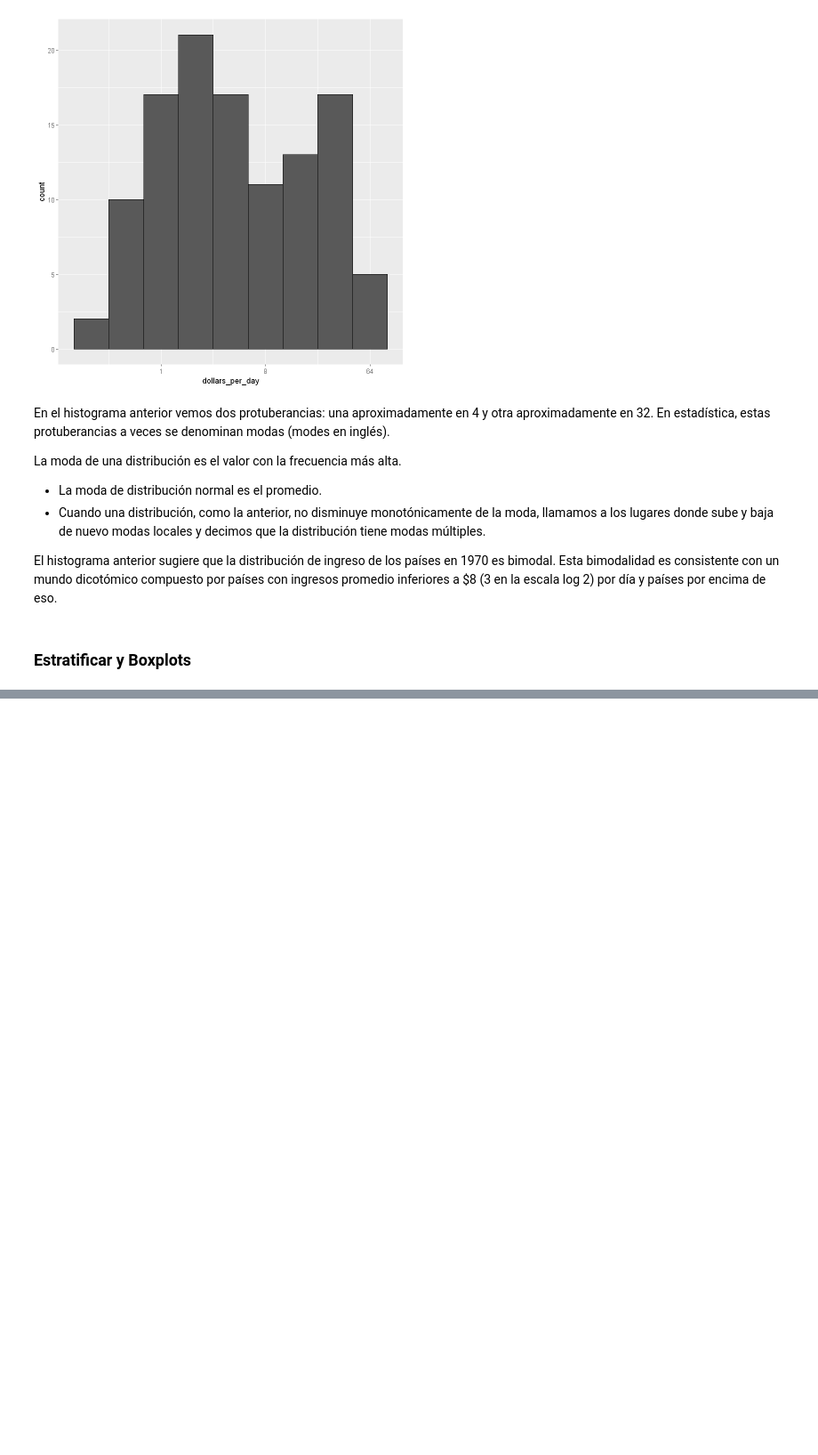
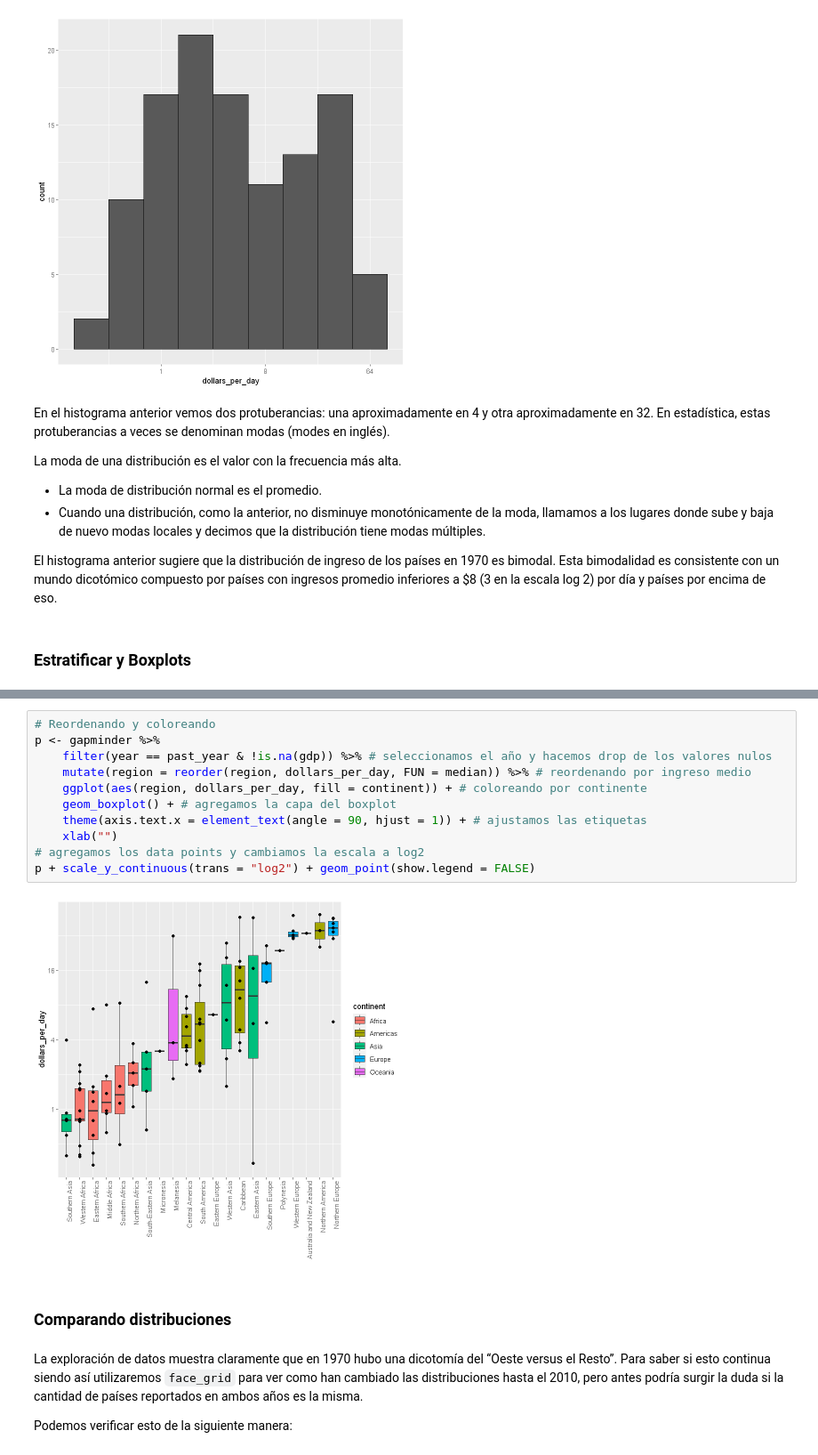
Before and after one commit to RaymundoSGlz/Data-Visualization, a Jupyter notebook: Gapminder.ipynb, the cells around one changed output, grey strips where cells are left out. Shown at 89% size. Drawn from its saved outputs; the diff is of its cells as text; blank space fills up the shorter version.

```diff
--- a/Gapminder.ipynb
+++ b/Gapminder.ipynb
@@ -281,0 +299,19 @@ El histograma anterior sugiere que la distribución de ingreso de los países en
+# %%
+# Reordenando y coloreando
+p <- gapminder %>%
+    filter(year == past_year & !is.na(gdp)) %>% # seleccionamos el año y hacemos drop de los valores nulos
+    mutate(region = reorder(region, dollars_per_day, FUN = median)) %>% # reordenando por ingreso medio
+    ggplot(aes(region, dollars_per_day, fill = continent)) + # coloreando por continente
+    geom_boxplot() + # agregamos la capa del boxplot
+    theme(axis.text.x = element_text(angle = 90, hjust = 1)) + # ajustamos las etiquetas
+    xlab("")
+# agregamos los data points y cambiamos la escala a log2
+p + scale_y_continuous(trans = "log2") + geom_point(show.legend = FALSE)
+# %% [output]
+[figure, added]
+# %% [markdown]
+### Comparando distribuciones
+# %% [markdown]
+La exploración de datos muestra claramente que en 1970 hubo una dicotomía del “Oeste versus el Resto”. Para saber si esto continua siendo así utilizaremos `face_grid` para ver como han cambiado las distribuciones hasta el 2010, pero antes podría surgir la duda si la cantidad de países reportados en ambos años es la misma.
+
+Podemos verificar esto de la siguiente manera:
```
Also changed, not shown: parts of 30 cells of this notebook, 1 other file.
